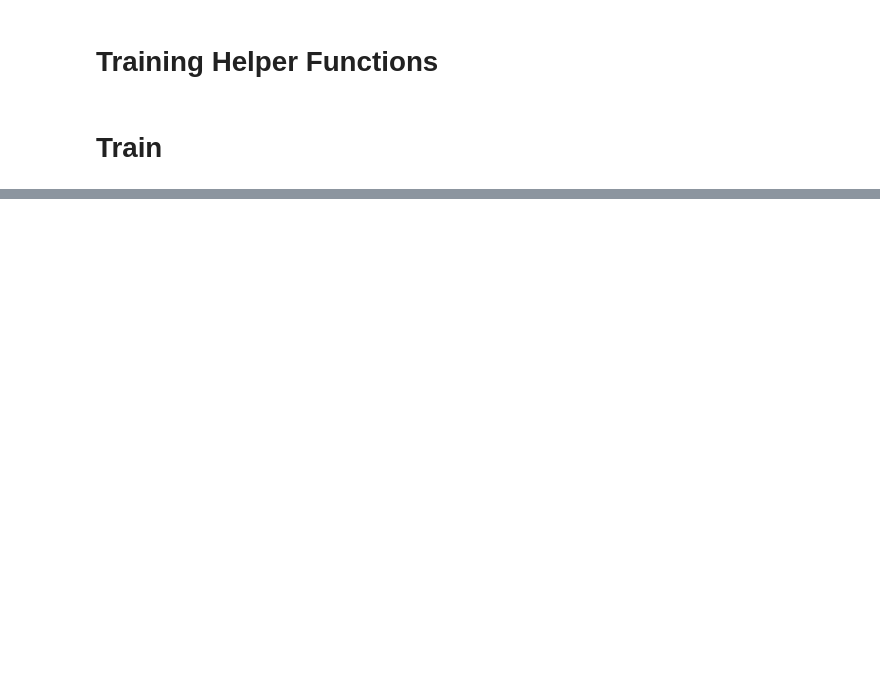
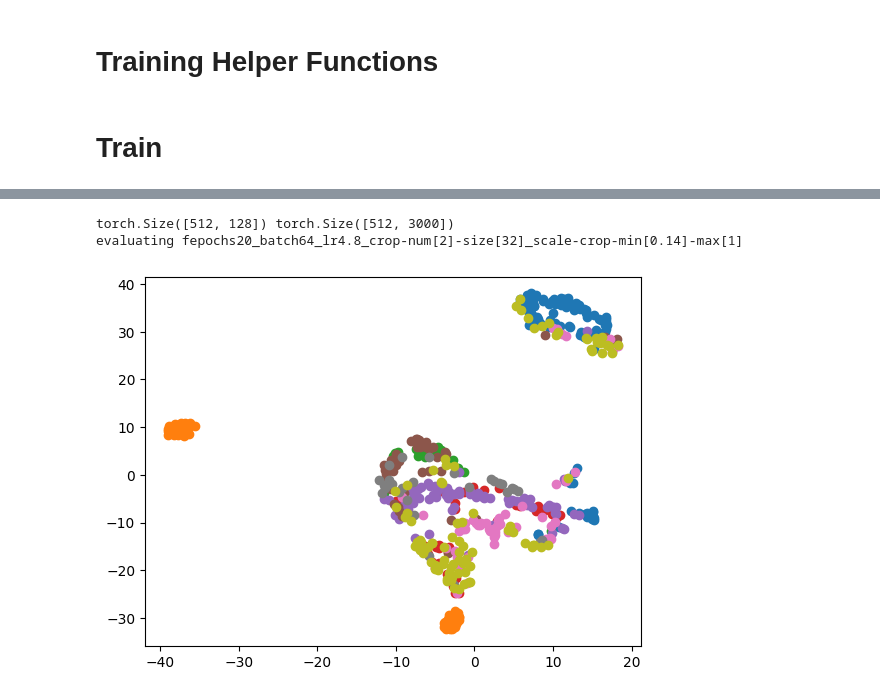
Before and after one commit to xu-shitong/Contrastive-Medical-Image-Classification, a Jupyter notebook: swav/swav.ipynb, the cells around one changed output, grey strips where cells are left out. Saved outputs shown, nothing was run; the diff lists cells and outputs as text; code cells hidden in the pictures; blank space fills up the shorter version.

```diff
--- a/swav/swav.ipynb
+++ b/swav/swav.ipynb
@@ -458,0 +544,38 @@ mem_report()
+# %%
+test_data = medmnist.PathMNIST("test", download=False, root=args.data_path,
+                                  #  transform=loader.TwoCropsTransform(transforms.Compose(augmentation)))
+                                 transform=transforms.Compose([
+                                  transforms.RandomResizedCrop(224, scale=(0.2, 1.)),
+                                  transforms.ToTensor(),
+                                  transforms.Normalize(mean=[0.485, 0.456, 0.406], std=[0.229, 0.224, 0.225])
+                                ]))
+
+test_loader = torch.utils.data.DataLoader(
+    test_data, batch_size=512, shuffle=True, drop_last=True)
+for x, y in test_loader:
+  break
+
+plot_test_loader = torch.utils.data.DataLoader(torch.utils.data.TensorDataset(x, y), batch_size=512)
+# %%
+eval_name = "epochs20_batch64_lr4.8_crop-num[2]-size[32]_scale-crop-min[0.14]-max[1]"
+model = resnet_models.__dict__[args.arch](
+        normalize=True,
+        hidden_mlp=args.hidden_mlp,
+        output_dim=args.feat_dim,
+        nmb_prototypes=args.nmb_prototypes,
+    )
+model = torch.load(ROOT + f"/swav/{eval_name}.pickle", map_location=torch.device('cpu') )
+model.eval()
+with torch.no_grad():
+  embedding, output = model.forward(x, gpu=False)
+  print(embedding.shape, output.shape)
+z_embedded = TSNE(n_components=2, learning_rate='auto', init='random', perplexity=30).fit_transform(embedding)
+
+cs = ['#1f77b4', '#ff7f0e', '#2ca02c', '#d62728', '#9467bd', '#8c564b', '#e377c2', '#7f7f7f', '#bcbd22', '#17becf']
+print(f"evaluating f{eval_name}")
+for i in range(0, y.max()+1):
+  plt.scatter(z_embedded[(y == i).squeeze(), 0], z_embedded[(y == i).squeeze(), 1], c=cs[i])
+# %% [output]
+torch.Size([512, 128]) torch.Size([512, 3000])
+evaluating fepochs20_batch64_lr4.8_crop-num[2]-size[32]_scale-crop-min[0.14]-max[1]
+[figure, added]
```
Also changed, not shown: parts of 10 cells of this notebook, 14 other files.
